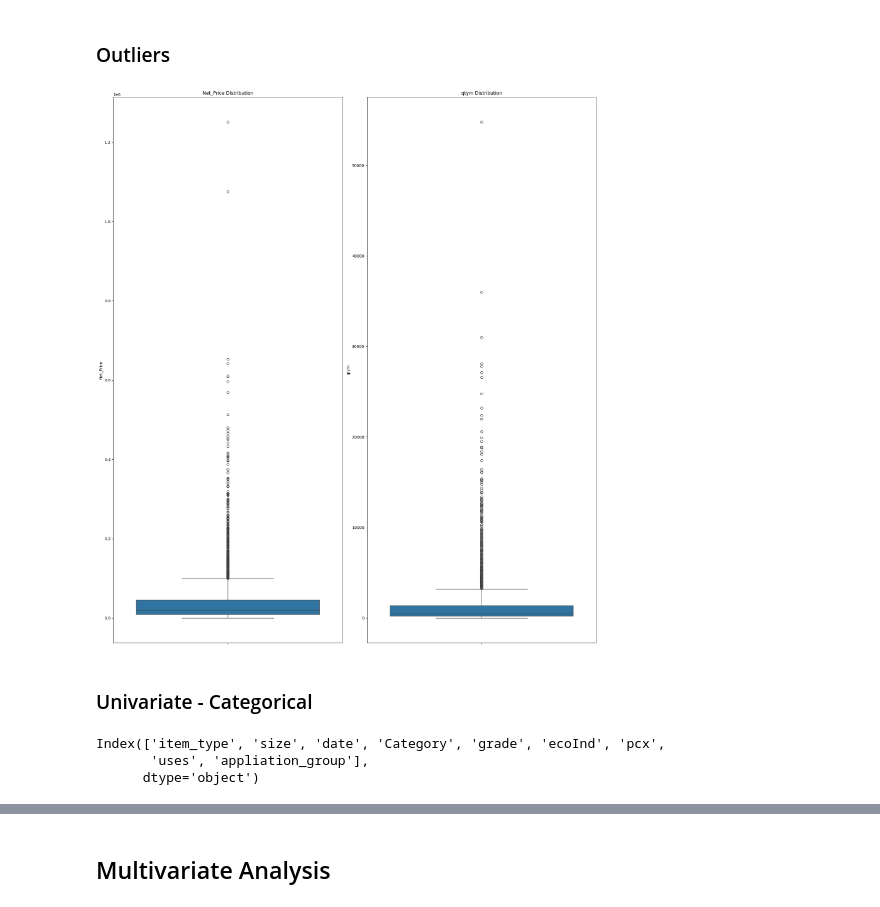
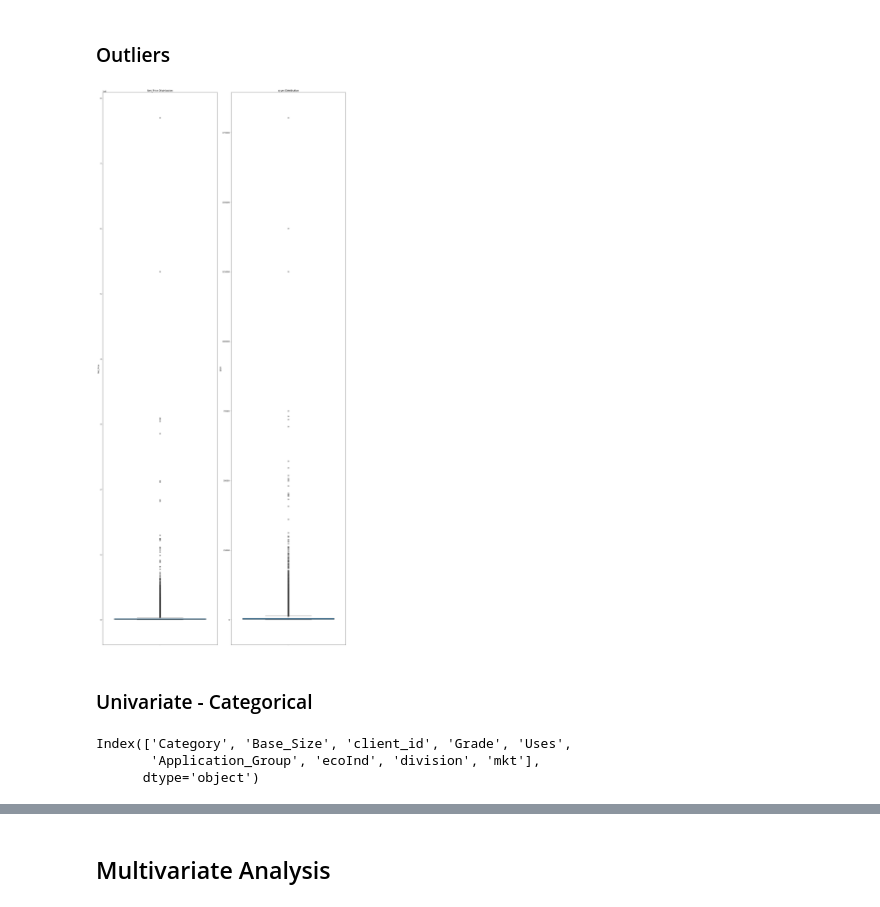
Before and after one commit to Maruf2309/demand-forecast-SQGroup, a Jupyter notebook: notebooks/b_PreProcess/a_EDA.ipynb, the cells around one changed output, grey strips where cells are left out. Drawn from its saved outputs; the diff is of its cells as text; code cells hidden in the pictures.

```diff
--- a/notebooks/b_PreProcess/a_EDA.ipynb
+++ b/notebooks/b_PreProcess/a_EDA.ipynb
@@ -163,0 +213,3 @@ Index(['CID', 'item_type_id', 'item_type', 'size', 'date', 'Category', 'grade',
+# %%
+df['Literacy_Rate_(%)'] = df['Literacy_Rate_(%)'].apply(float)
+df['date'] = pd.to_datetime(df['date'])
@@ -276,15 +474,15 @@ df.select_dtypes('float64')
 # %% [markdown]
 ### Outliers
 # %%
-fig, grid = plt.subplots(1, 2, figsize=(18, 20))
+fig, grid = plt.subplots(1, 2, figsize=(18, 40))
 sns.boxplot(data=df, ax=grid[0], y='Net_Price')
 grid[0].set_title(f'Net_Price DIstribution')
 sns.boxplot(data=df, ax=grid[1], y='qtym')
 grid[1].set_title(f'qtym Distribution')
 plt.tight_layout()
 plt.show()
 # %% [output]
-[figure, old version]
+[figure, new version]
 # %%
 ### we have outliers on data, but still analysis is required to know the effect
 # %% [markdown]
@@ -292,8 +490,8 @@ plt.show()
 # %%
 df.select_dtypes('object').columns
 # %% [output]
-Index(['item_type', 'size', 'date', 'Category', 'grade', 'ecoInd', 'pcx',
-       'uses', 'appliation_group'],
+Index(['Category', 'Base_Size', 'client_id', 'Grade', 'Uses',
+       'Application_Group', 'ecoInd', 'division', 'mkt'],
       dtype='object')
 # %%
 
```
Also changed, not shown: parts of 38 cells of this notebook, 5 other files.
